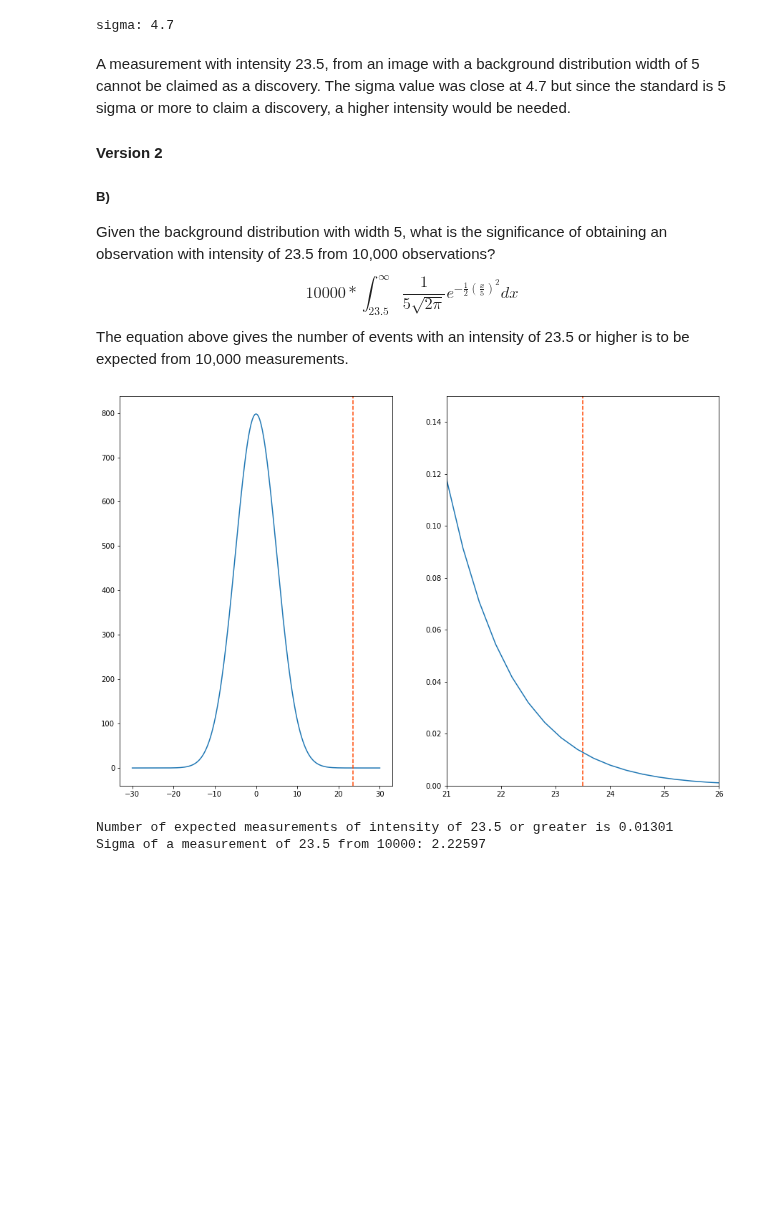
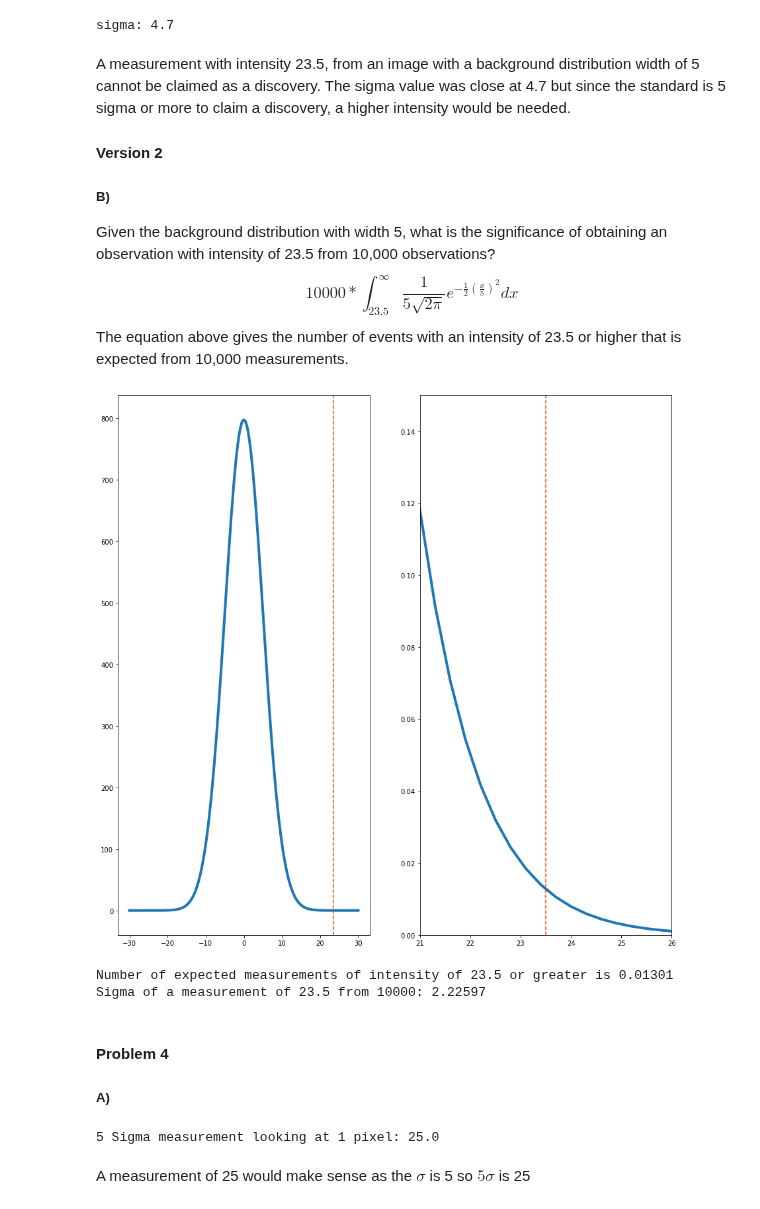
Before and after one commit to jeff-abe/PHYS434, a Jupyter notebook: Lab2.ipynb, the cells around one changed output. Drawn from its saved outputs; the diff is of its cells as text; code cells hidden in the pictures; blank space fills up the shorter version.

Commit message:
Problem 4

```diff
--- a/Lab2.ipynb
+++ b/Lab2.ipynb
@@ -201,20 +201,20 @@ A measurement with intensity 23.5, from an image with a background distribution
 ##### B)
 Given the background distribution with width 5, what is the significance of obtaining an observation with intensity of 23.5 from 10,000 observations?
 $$10000 * \int_{23.5}^{\infty}\frac{1}{5\sqrt{2\pi}}e^{-\frac{1}{2}\left(\frac{x}{5}\right)^2}dx$$
-The equation above gives the number of events with an intensity of 23.5 or higher is to be expected from 10,000 measurements.
+The equation above gives the number of events with an intensity of 23.5 or higher that is expected from 10,000 measurements.
 # %%
 x1 = np.linspace(-30,30,201)
 p1 = stats.norm.pdf(x1,scale = 5)*10000
 fig, (ax1,ax2) = plt.subplots(1,2)
-ax1.plot(x1,p1)
+ax1.plot(x1,p1,linewidth = 4)
 ax1.axvline(23.5, c = 'orangered', linestyle = '--')
-ax2.plot(x1,p1)
+ax2.plot(x1,p1,linewidth = 4)
 ax2.axvline(23.5, c = 'orangered', linestyle = '--')
 ax2.set_xlim([21,26])
 ax2.set_ylim([0,0.15])
 plt.show()
 # %% [output]
-[figure, old version]
+[figure, new version]
 # %%
 prob10 = 10000*(1-prob)
 sigma10 = stats.norm.ppf(1-prob10)
@@ -222,3 +222,14 @@ print('Number of expected measurements of intensity of 23.5 or greater is', np.r
 # %% [output]
 Number of expected measurements of intensity of 23.5 or greater is 0.01301
 Sigma of a measurement of 23.5 from 10000: 2.22597
+# %% [markdown]
+#### Problem 4
+##### A)
+# %%
+prob_5sigma = stats.norm.cdf(5)
+measurement1 = stats.norm.ppf(prob_5sigma, scale = 5)
+print('5 Sigma measurement looking at 1 pixel:',np.round(measurement1,5))
+# %% [output]
+5 Sigma measurement looking at 1 pixel: 25.0
+# %% [markdown]
+A measurement of 25 would make sense as the $\sigma$ is 5 so $5\sigma$ is 25
```
Also changed, not shown: parts of 7 cells of this notebook.
